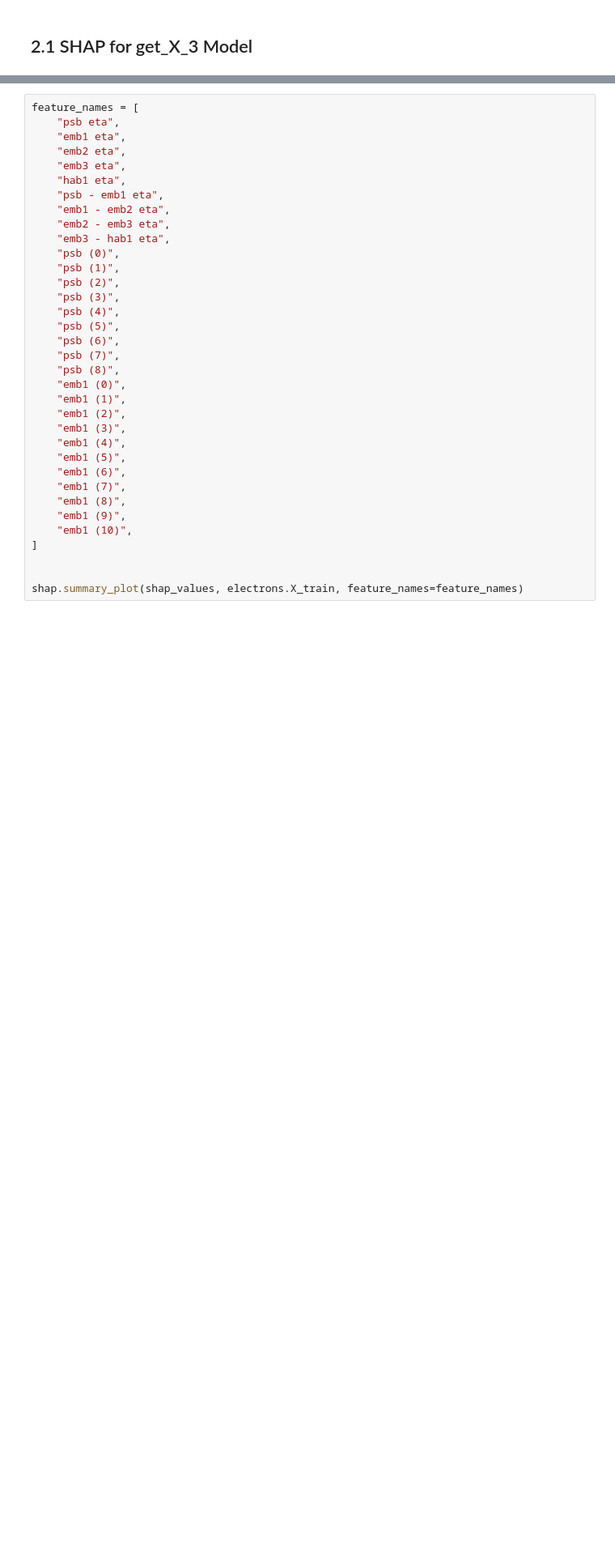
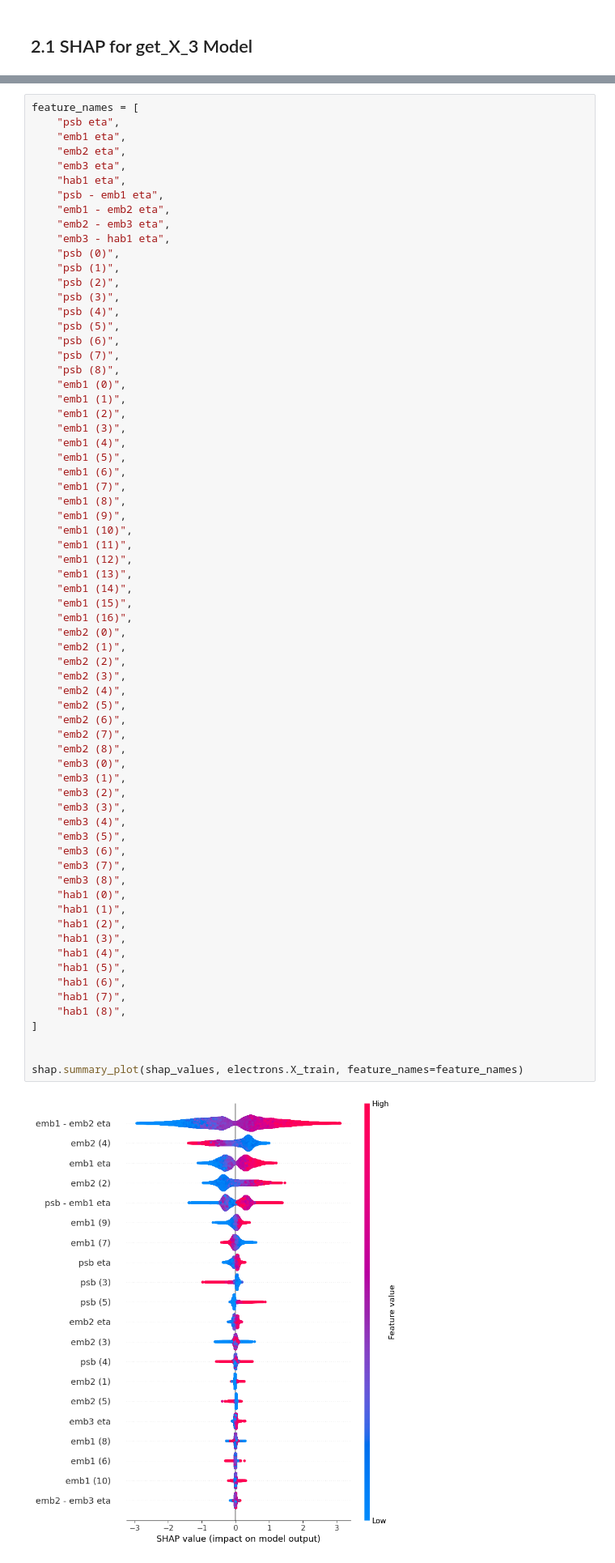
Before and after one commit to p-mucha/ML-for-ATLAS-Hardware-Trigger-at-HL-LHC-in-HH-4b, a Jupyter notebook: notebooks/3.0-pm-different-input-features.ipynb, the cells around one changed output, grey strips where cells are left out. Shown at 81% size. Cells and saved outputs as stored; diff of their text form; blank space fills up the shorter version.

```diff
--- a/notebooks/3.0-pm-different-input-features.ipynb
+++ b/notebooks/3.0-pm-different-input-features.ipynb
@@ -122,33 +178,68 @@ feature_names = [
     "emb3 eta",
     "hab1 eta",
     "psb - emb1 eta",
     "emb1 - emb2 eta",
     "emb2 - emb3 eta",
     "emb3 - hab1 eta",
     "psb (0)",
     "psb (1)",
     "psb (2)",
     "psb (3)",
     "psb (4)",
     "psb (5)",
     "psb (6)",
     "psb (7)",
     "psb (8)",
     "emb1 (0)",
     "emb1 (1)",
     "emb1 (2)",
     "emb1 (3)",
     "emb1 (4)",
     "emb1 (5)",
     "emb1 (6)",
     "emb1 (7)",
     "emb1 (8)",
     "emb1 (9)",
     "emb1 (10)",
+    "emb1 (11)",
+    "emb1 (12)",
+    "emb1 (13)",
+    "emb1 (14)",
+    "emb1 (15)",
+    "emb1 (16)",
+    "emb2 (0)",
+    "emb2 (1)",
+    "emb2 (2)",
+    "emb2 (3)",
+    "emb2 (4)",
+    "emb2 (5)",
+    "emb2 (6)",
+    "emb2 (7)",
+    "emb2 (8)",
+    "emb3 (0)",
+    "emb3 (1)",
+    "emb3 (2)",
+    "emb3 (3)",
+    "emb3 (4)",
+    "emb3 (5)",
+    "emb3 (6)",
+    "emb3 (7)",
+    "emb3 (8)",
+    "hab1 (0)",
+    "hab1 (1)",
+    "hab1 (2)",
+    "hab1 (3)",
+    "hab1 (4)",
+    "hab1 (5)",
+    "hab1 (6)",
+    "hab1 (7)",
+    "hab1 (8)",
 ]
 
 
 shap.summary_plot(shap_values, electrons.X_train, feature_names=feature_names)
+# %% [output]
+[figure, added]
 # %% [markdown]
 # 3. Model With Input Features Version 4
 # %%
```
Also changed, not shown: parts of 25 cells of this notebook, 6 other files.
